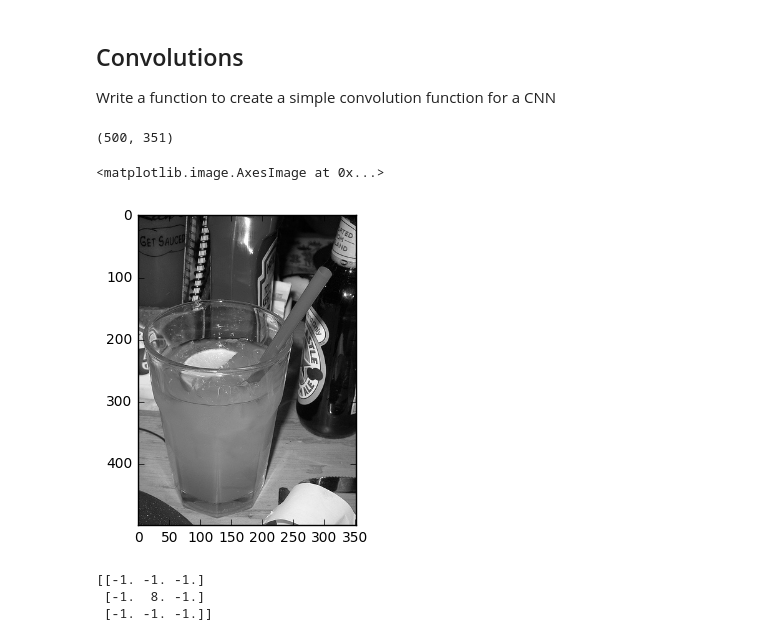
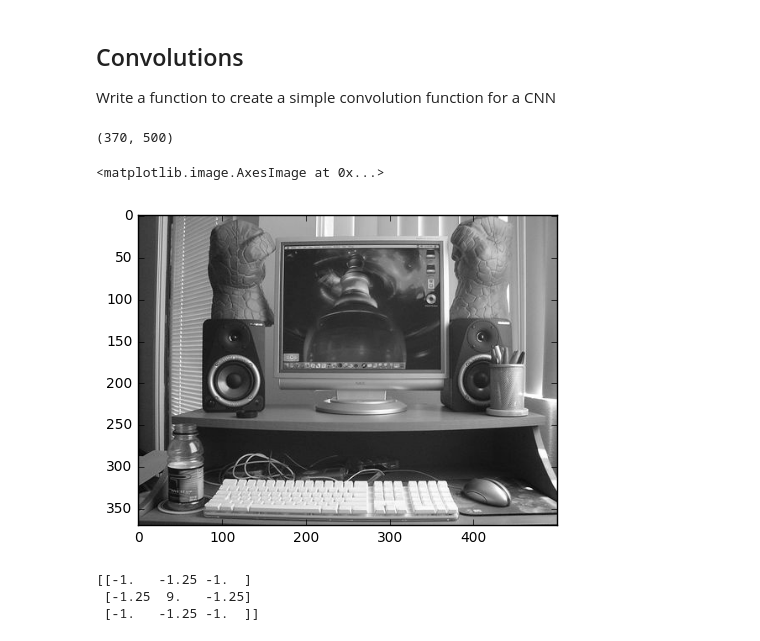
Before and after one commit to coding-blocks-archives/Perceptron_Summer_Noida_2018, a Jupyter notebook: class_12/Simple_Convolution.ipynb, the cells around one changed output. Drawn from its saved outputs; the diff is of its cells as text; code cells hidden in the pictures.

```diff
--- a/class_12/Simple_Convolution.ipynb
+++ b/class_12/Simple_Convolution.ipynb
@@ -9,24 +9,24 @@ import matplotlib.pyplot as plt
 %matplotlib inline
 import skimage.io as io
 # %%
-im = io.imread('../../data/2007_001602.jpg')
+im = io.imread('../../data/2007_000559.jpg')
 img = cv2.cvtColor(im, cv2.COLOR_RGB2GRAY)
 
 print img.shape
 
 plt.imshow(img, cmap='gray')
 # %% [output]
-(500, 351)
+(370, 500)
 <matplotlib.image.AxesImage at 0x...>
-[figure, old version]
+[figure, new version]
 # %%
-kernel = np.array([[-1., -1., -1.],
-                   [-1., 8.0, -1.],
-                   [-1., -1., -1.]])
+kernel = np.array([[-1., -1.25, -1.],
+                   [-1.25, 9.0, -1.25],
+                   [-1., -1.25, -1.]])
 print kernel
 # %% [output]
-[[-1. -1. -1.]
- [-1.  8. -1.]
- [-1. -1. -1.]]
+[[-1.   -1.25 -1.  ]
+ [-1.25  9.   -1.25]
+ [-1.   -1.25 -1.  ]]
 # %%
 new_image = np.zeros((img.shape[0]-kernel.shape[0]+1, img.shape[1]-kernel.shape[1]+1))
```
Also changed, not shown: parts of 3 cells of this notebook.
